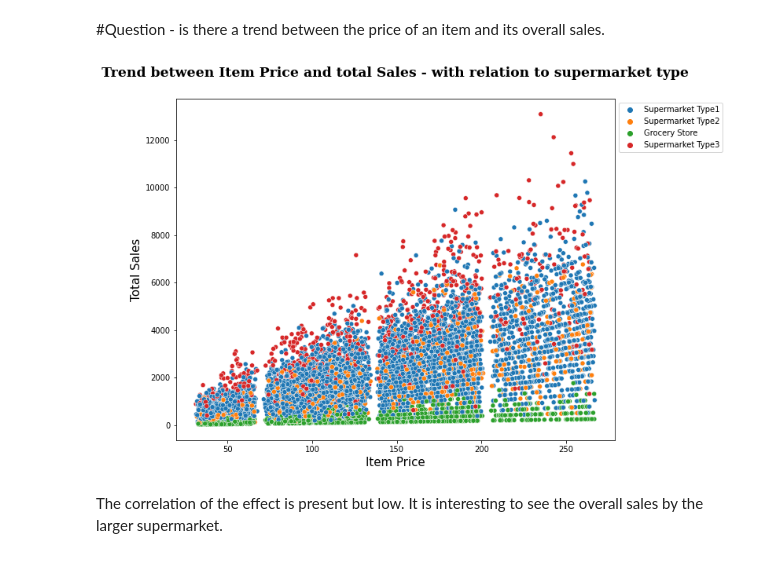
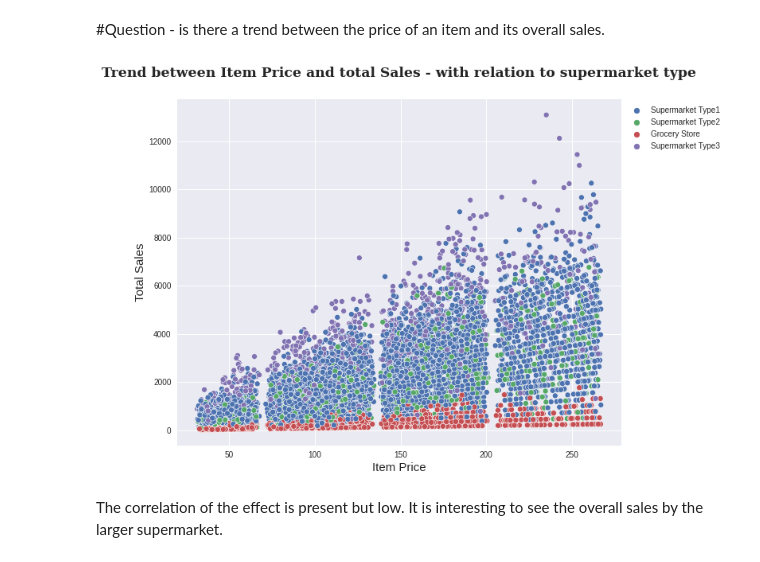
Before and after one commit to vinosraj/visualization, a Jupyter notebook: Project_1_Part_4.ipynb, the cells around one changed output. Drawn from its saved outputs; the diff is of its cells as text; code cells hidden in the pictures.

```diff
--- a/Project_1_Part_4.ipynb
+++ b/Project_1_Part_4.ipynb
@@ -515,6 +515,8 @@ df.head()
 # %% [markdown]
 #Questions - is there a difference is overall sales between Regular and low fat foods.
 # %%
+plt.style.use('seaborn')
+
 fig, axes = plt.subplots(nrows=2, sharex=True, figsize=(10,8))
 
 sns.barplot(data= df, x ='Item_Fat_Content', y = 'Item_Outlet_Sales', ax=axes[0] )
@@ -533,18 +535,19 @@ There seems to be not much a difference between Low Fat and regular items with r
 # %% [markdown]
 #Question - is there a trend between the price of an item and its overall sales.
 # %%
+plt.style.use('seaborn')
 
 fig, axes = plt.subplots( figsize=(10,8))
 
 ax= sns.scatterplot(data=df, x='Item_MRP', y='Item_Outlet_Sales', hue='Outlet_Type')
 ax.legend(bbox_to_anchor=[1,1])
 plt.xlabel('Item Price',fontsize = 15)
 plt.ylabel('Total Sales',fontsize = 15)
 plt.title('Trend between Item Price and total Sales - with relation to supermarket type',fontfamily='serif',
              fontsize='xx-large',
              fontweight='semibold',y = 1.05);
 # %% [output]
-[figure, old version]
+[figure, new version]
 # %% [markdown]
 The correlation of the effect is present but low. It is interesting to see the overall sales by the larger supermarket.
 # %%
```
Also changed, not shown: parts of 5 cells of this notebook.
